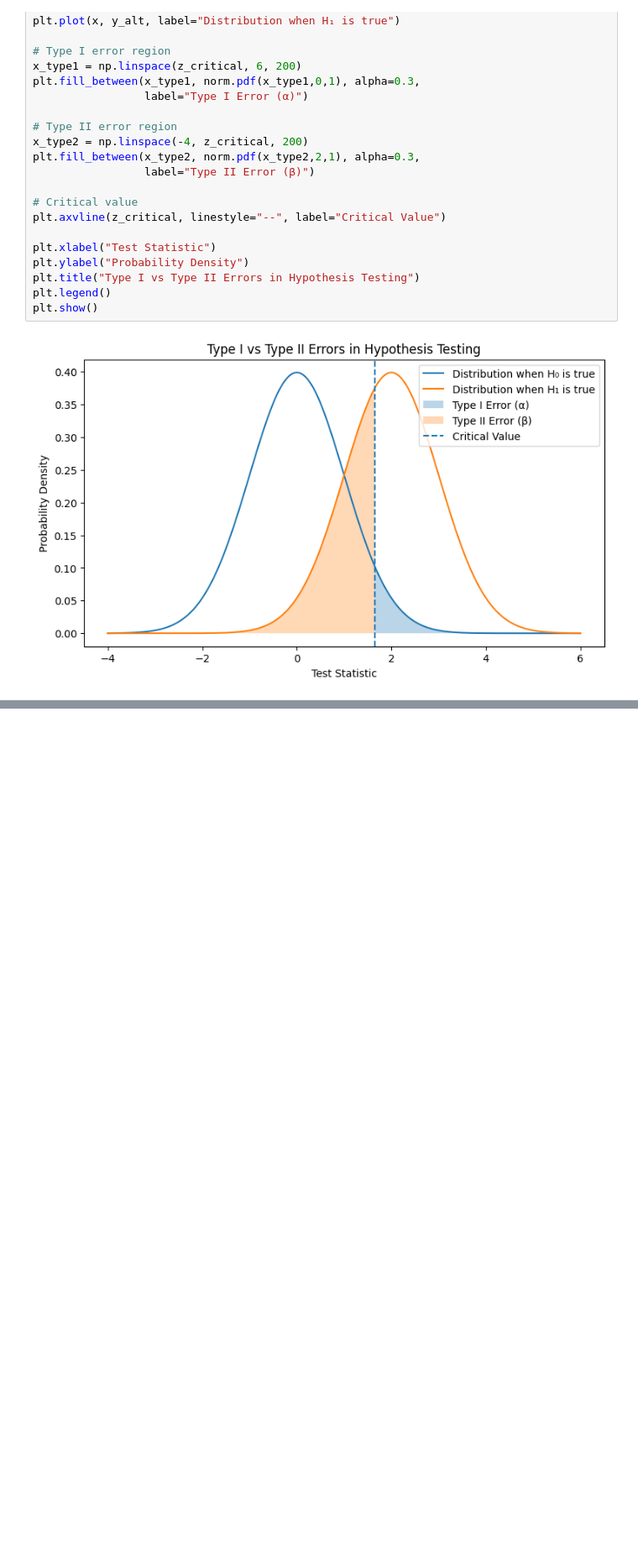
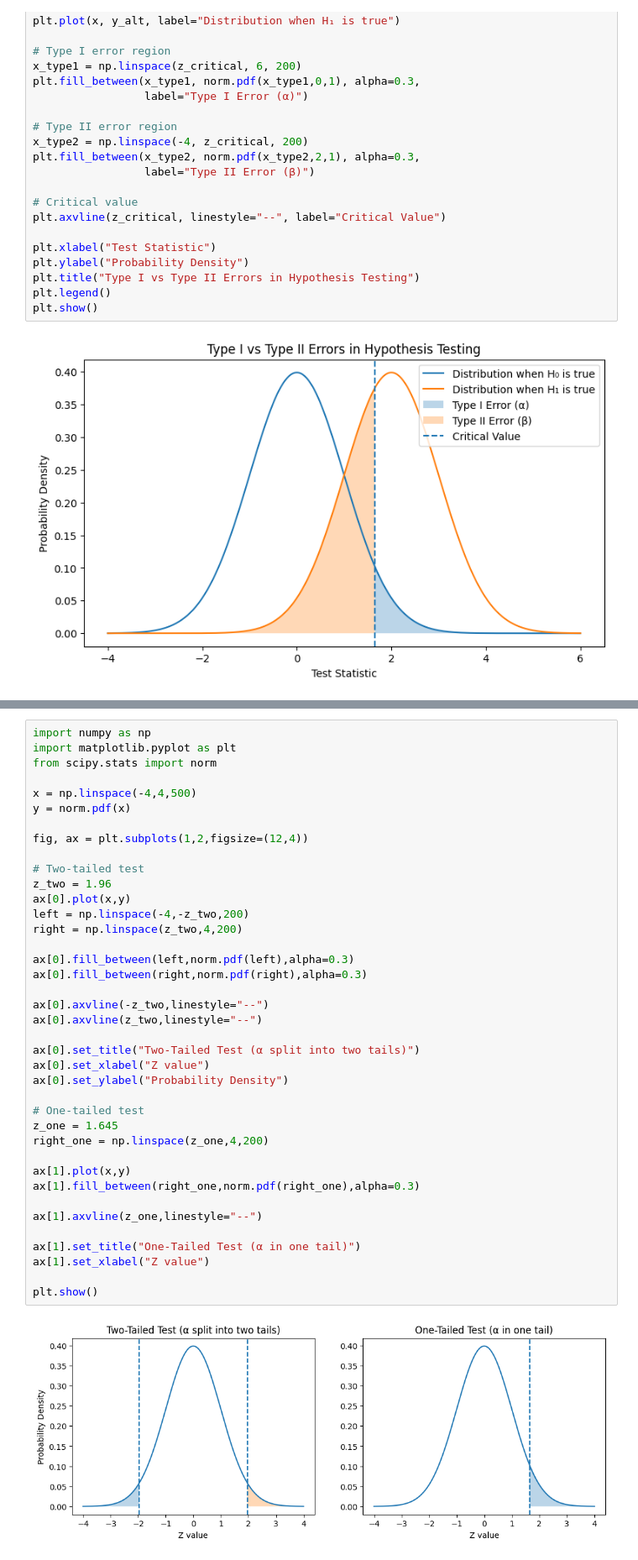
Before and after one commit to mapurva/CodeWorkspace, a Jupyter notebook: Hypothesis_Testing.ipynb, the cells around one changed output, grey strips where cells are left out. Shown at 84% size. Cells and saved outputs as stored; diff of their text form; blank space fills up the shorter version.

```diff
--- a/Hypothesis_Testing.ipynb
+++ b/Hypothesis_Testing.ipynb
@@ -1231,0 +1472,41 @@ plt.show()
+# %%
+import numpy as np
+import matplotlib.pyplot as plt
+from scipy.stats import norm
+
+x = np.linspace(-4,4,500)
+y = norm.pdf(x)
+
+fig, ax = plt.subplots(1,2,figsize=(12,4))
+
+# Two-tailed test
+z_two = 1.96
+ax[0].plot(x,y)
+left = np.linspace(-4,-z_two,200)
+right = np.linspace(z_two,4,200)
+
+ax[0].fill_between(left,norm.pdf(left),alpha=0.3)
+ax[0].fill_between(right,norm.pdf(right),alpha=0.3)
+
+ax[0].axvline(-z_two,linestyle="--")
+ax[0].axvline(z_two,linestyle="--")
+
+ax[0].set_title("Two-Tailed Test (α split into two tails)")
+ax[0].set_xlabel("Z value")
+ax[0].set_ylabel("Probability Density")
+
+# One-tailed test
+z_one = 1.645
+right_one = np.linspace(z_one,4,200)
+
+ax[1].plot(x,y)
+ax[1].fill_between(right_one,norm.pdf(right_one),alpha=0.3)
+
+ax[1].axvline(z_one,linestyle="--")
+
+ax[1].set_title("One-Tailed Test (α in one tail)")
+ax[1].set_xlabel("Z value")
+
+plt.show()
+# %% [output]
+[figure, added]
```
Also changed, not shown: parts of 4 cells of this notebook.
